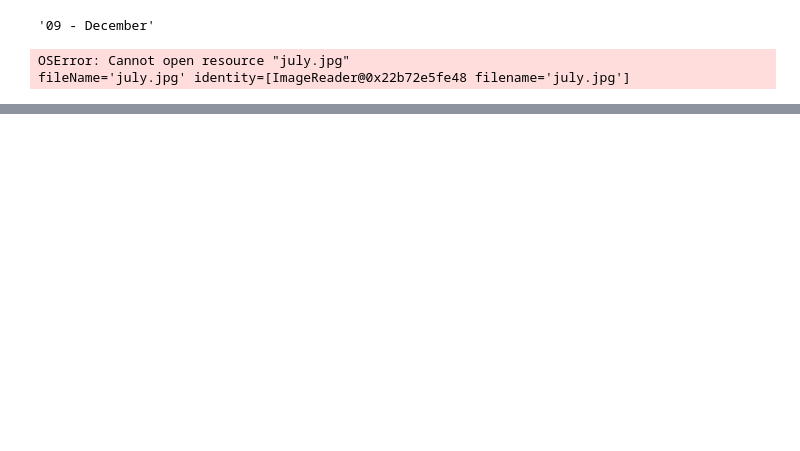
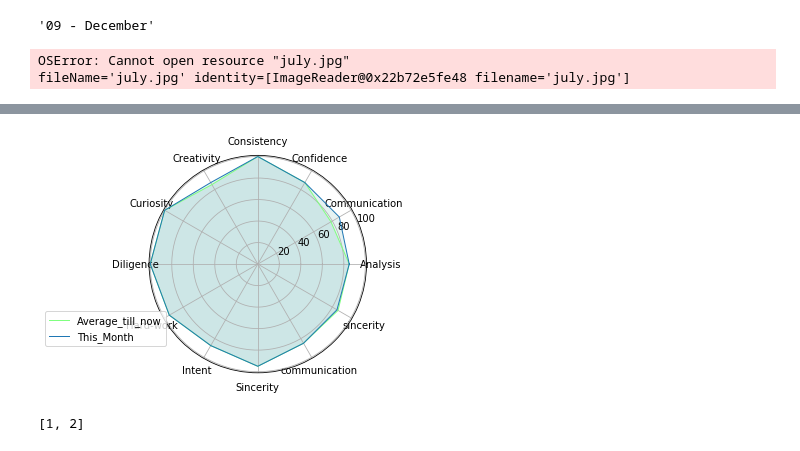
Before and after one commit to SkeyRahaman/Report-Card-Generator, a Jupyter notebook: Shakib's_Part.ipynb, the cells around one changed output, grey strips where cells are left out. Drawn from its saved outputs; the diff is of its cells as text; code cells hidden in the pictures; blank space fills up the shorter version.

```diff
--- a/Shakib's_Part.ipynb
+++ b/Shakib's_Part.ipynb
@@ -312,0 +470,26 @@ os.removedirs("C:\\Users\\Shakib\\CampusX-Files\\Shakib")
+# %%
+def plot(data):
+    labels=np.array(data.index)
+    stats=data.values
+    angles=np.linspace(0, 2*np.pi, len(labels), endpoint=False)
+    stats=np.concatenate((stats,[stats[0]]))
+    angles=np.concatenate((angles,[angles[0]]))
+    ax = plt.subplot(111, polar=True)
+    plt.xticks(angles[:-1],labels)
+    ax.plot(angles,stats[:,1],linewidth=1,color = '#80ff80',label="Average_till_now")
+    ax.plot(angles,stats[:,0],linewidth=1,label="This_Month")
+    ax.fill(angles, stats, 'teal', alpha=0.1)
+
+    ax.set_title("")
+    plt.legend(loc='lower right', bbox_to_anchor=(0.1, 0.1))
+    ax.get_figure().savefig(("kornavai"+".jpg"),dpi=1200,bbox_inches = 'tight')
+    plt.show()
+# %%
+plot(four)
+# %% [output]
+[figure, added]
+# %%
+a = [1,2,3,4,5,6,7]
+a[:2]
+# %% [output]
+[1, 2]
```
Also changed, not shown: parts of 22 cells of this notebook, 16 other files.
